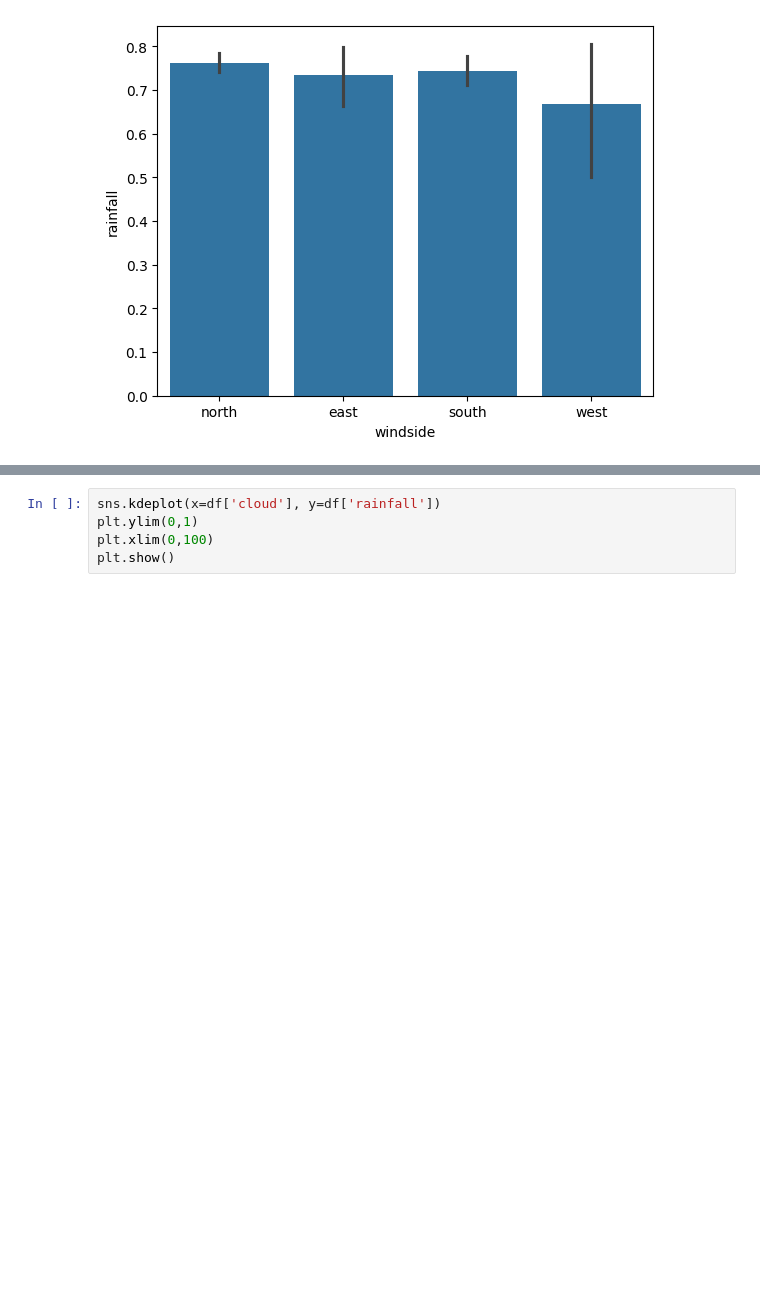
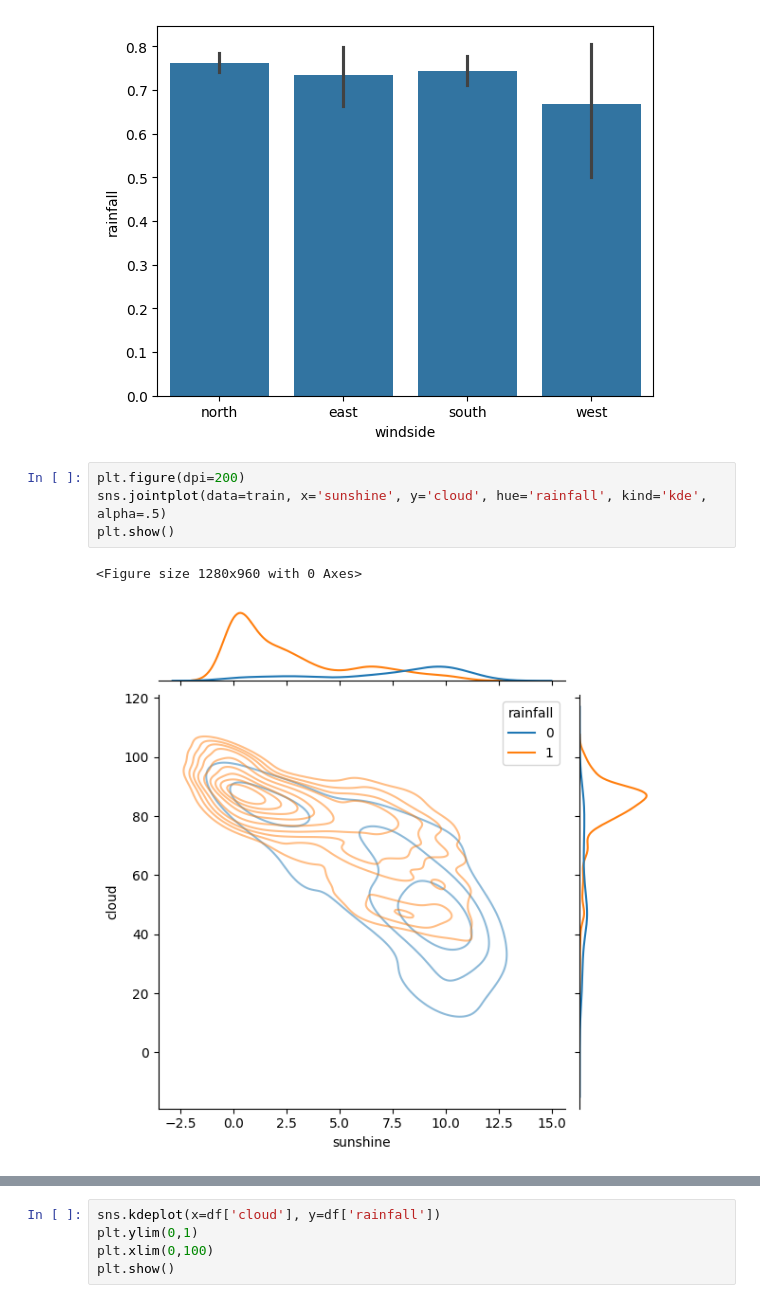
Before and after one commit to calamistratus/Rainfall_project, a Jupyter notebook: Rainfall_project.ipynb, the cells around one changed output, grey strips where cells are left out. Drawn from its saved outputs; the diff is of its cells as text; blank space fills up the shorter version.

```diff
--- a/Rainfall_project.ipynb
+++ b/Rainfall_project.ipynb
@@ -106,3 +106,10 @@ sns.barplot(data=df, x='windside', y='rainfall')
 plt.show()
 # %% [output]
 [figure]
+# %%
+plt.figure(dpi=200)
+sns.jointplot(data=train, x='sunshine', y='cloud', hue='rainfall', kind='kde', alpha=.5)
+plt.show()
+# %% [output]
+<Figure size 1280x960 with 0 Axes>
+[figure, added]
```
Also changed, not shown: parts of 1 cell of this notebook.
